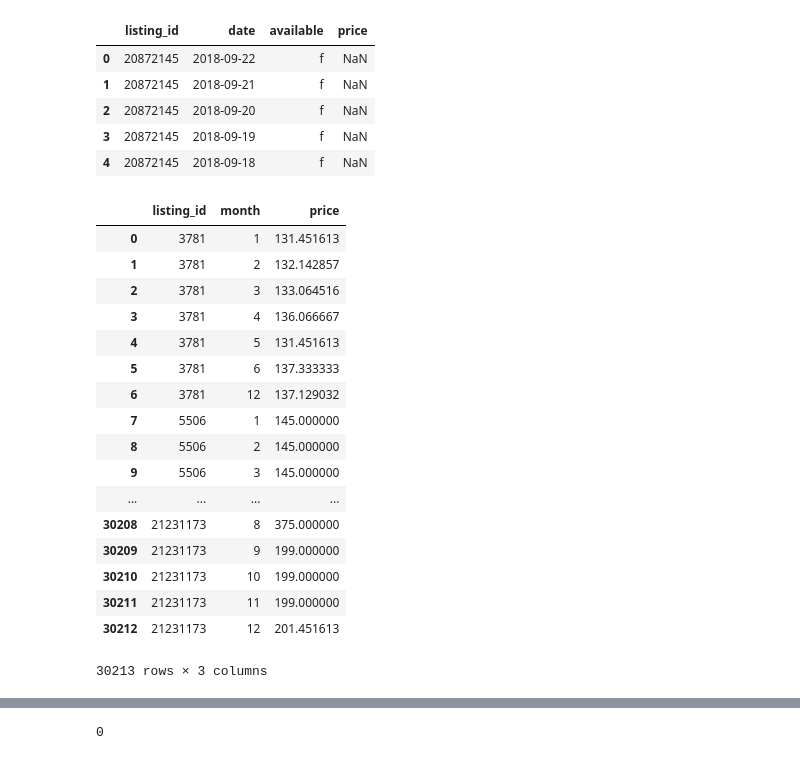
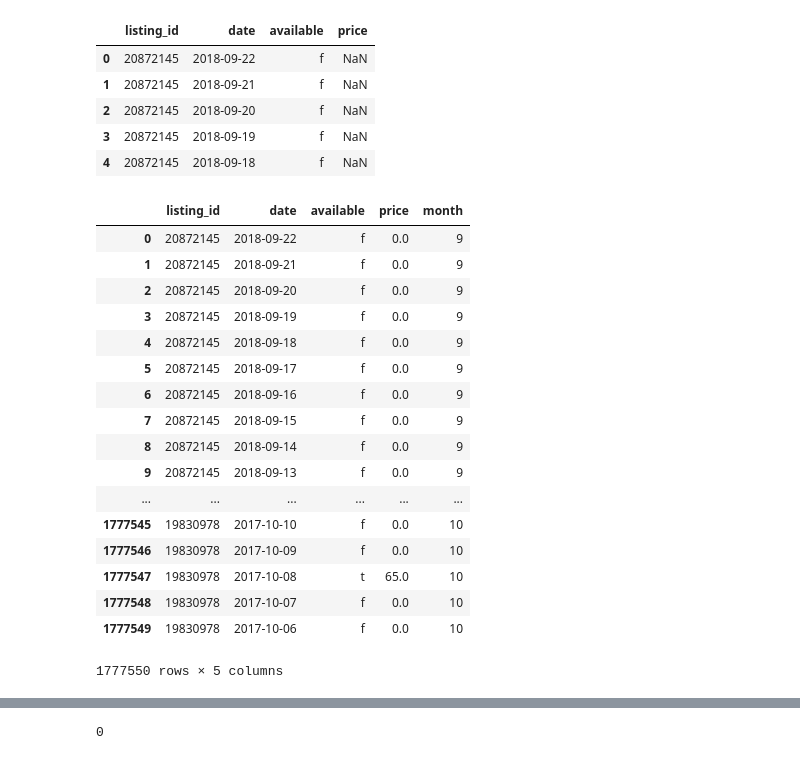
Before and after one commit to kzhang49/Hainan-Chicken, a Jupyter notebook: Airbnb.ipynb, the cells around one changed output, grey strips where cells are left out. Cells and saved outputs as stored; diff of their text form; code cells hidden in the pictures.

```diff
--- a/Airbnb.ipynb
+++ b/Airbnb.ipynb
@@ -22,38 +22,28 @@ df4 = pd.DataFrame({'id':a.index, 'sum_of_nights':a.values})
 # %%
 # Create month column to Calendar.csv
 df1['date'] = pd.to_datetime(df1['date'], errors='coerce')
 df1['month'] = df1['date'].dt.month
 # Adjust data type of price to float
 dfa = df1.fillna('$0.00')
 dfa['price'] = dfa['price'].str.replace('$', '')
 dfa['price'] = dfa['price'].str.replace(',', '')
 dfa['price'] = dfa['price'].astype('float64')
-
-dfbb = dfa[dfa.available.str[0:] != "f"]
-
-monthly_price = dfbb.groupby(['listing_id', 'month']).price.mean()
-#dfb = monthly_price.reset_index().drop(['month'], axis=1)
-# dfb
-
-dfb = monthly_price.reset_index()
-dfb
-############### need to separate monthly price and then merge into Listings.csv ################
 # %% [output]
-|  | listing_id | month | price |
-| 0 | 3781 | 1 | 131.451613 |
-| 1 | 3781 | 2 | 132.142857 |
-| 2 | 3781 | 3 | 133.064516 |
-| 3 | 3781 | 4 | 136.066667 |
-| 4 | 3781 | 5 | 131.451613 |
-| 5 | 3781 | 6 | 137.333333 |
-| 6 | 3781 | 12 | 137.129032 |
-| 7 | 5506 | 1 | 145.000000 |
-| 8 | 5506 | 2 | 145.000000 |
-| 9 | 5506 | 3 | 145.000000 |
-| ... | ... | ... | ... |
-| 30208 | 21231173 | 8 | 375.000000 |
-| 30209 | 21231173 | 9 | 199.000000 |
-| 30210 | 21231173 | 10 | 199.000000 |
-| 30211 | 21231173 | 11 | 199.000000 |
-| 30212 | 21231173 | 12 | 201.451613 |
+|  | listing_id | date | available | price | month |
+| 0 | 20872145 | 2018-09-22 | f | 0.0 | 9 |
+| 1 | 20872145 | 2018-09-21 | f | 0.0 | 9 |
+| 2 | 20872145 | 2018-09-20 | f | 0.0 | 9 |
+| 3 | 20872145 | 2018-09-19 | f | 0.0 | 9 |
+| 4 | 20872145 | 2018-09-18 | f | 0.0 | 9 |
+| 5 | 20872145 | 2018-09-17 | f | 0.0 | 9 |
+| 6 | 20872145 | 2018-09-16 | f | 0.0 | 9 |
+| 7 | 20872145 | 2018-09-15 | f | 0.0 | 9 |
+| 8 | 20872145 | 2018-09-14 | f | 0.0 | 9 |
+| 9 | 20872145 | 2018-09-13 | f | 0.0 | 9 |
+| ... | ... | ... | ... | ... | ... |
+| 1777545 | 19830978 | 2017-10-10 | f | 0.0 | 10 |
+| 1777546 | 19830978 | 2017-10-09 | f | 0.0 | 10 |
+| 1777547 | 19830978 | 2017-10-08 | t | 65.0 | 10 |
+| 1777548 | 19830978 | 2017-10-07 | f | 0.0 | 10 |
+| 1777549 | 19830978 | 2017-10-06 | f | 0.0 | 10 |
-30213 rows × 3 columns
+1777550 rows × 5 columns
```
Also changed, not shown: parts of 4 cells of this notebook.
